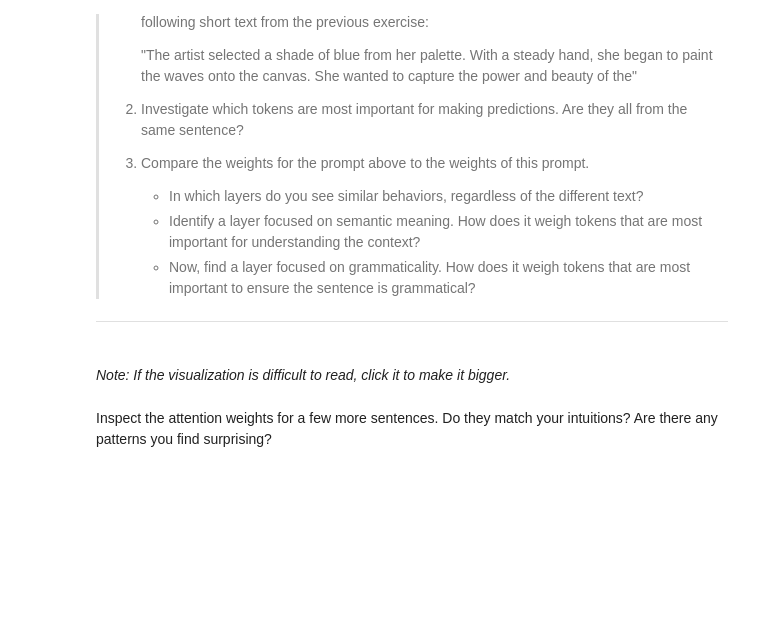
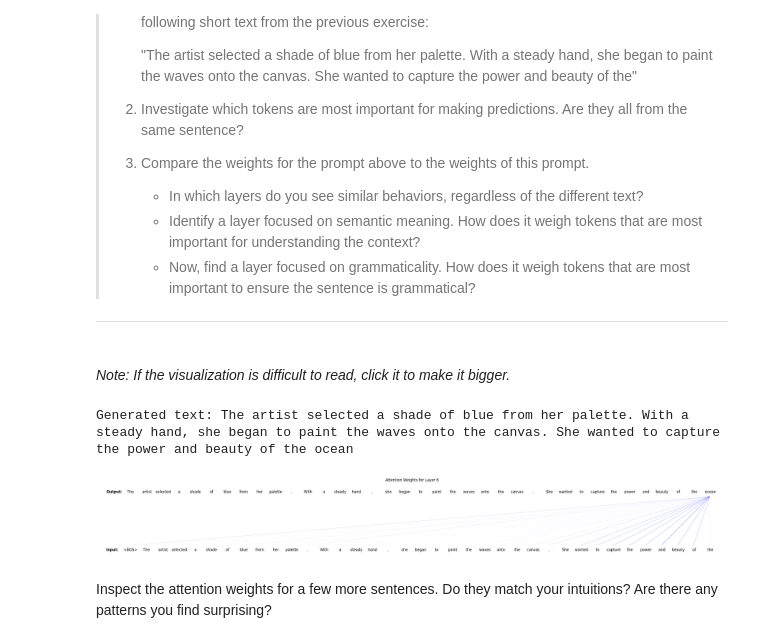
Before and after one commit to sauravsajesh/Fully_Operational_Model, a Jupyter notebook: course_4/gdm_lab_4_1_attention_visualization.ipynb, the cells around one changed output. Drawn from its saved outputs; the diff is of its cells as text; code cells hidden in the pictures; blank space fills up the shorter version.

```diff
--- a/course_4/gdm_lab_4_1_attention_visualization.ipynb
+++ b/course_4/gdm_lab_4_1_attention_visualization.ipynb
@@ -162,32 +168,35 @@ Transformer models also consider tokens in previous sentences as long as they ar
 _Note: If the visualization is difficult to read, click it to make it bigger._
 # %%
 # @title Visualize attention weights
-layer = 19  # @param {type:"slider", min: 0, max: 25}
+layer = 8  # @param {type:"slider", min: 0, max: 25}
 
 prompt = "The artist selected a shade of blue from her palette. With a steady hand, she began to paint the waves onto the canvas. She wanted to capture the power and beauty of the"  # @param {type: 'string'}
 show_all_weights = False
 
 
 if prompt != previous_prompt2:
     (output_text2, next_token_logits2, tokenizer, attention_weights2, _, _) = (
         generation.prompt_attention_transformer_model(
             prompt, model, sampling_mode="greedy"
         )
     )
 
     tokens2 = [tokenizer.tokens[t] for t in tokenizer.encode(output_text2)]
     previous_prompt2 = prompt
 
 print(f"Generated text: {output_text2}")
 
 visualizations.visualize_attention(
     tokens2,
     attention_weights2[f"layer_{layer}"],
     layer,
     min_line_thickness=0,
     max_line_thickness=5,
     show_all_weights=show_all_weights,
 )
+# %% [output]
+Generated text: The artist selected a shade of blue from her palette. With a steady hand, she began to paint the waves onto the canvas. She wanted to capture the power and beauty of the ocean
+[figure, added]
 # %% [markdown]
 Inspect the attention weights for a few more sentences. Do they match your intuitions? Are there any patterns you find surprising?
 # %% [markdown]
```
Also changed, not shown: parts of 2 cells of this notebook.
